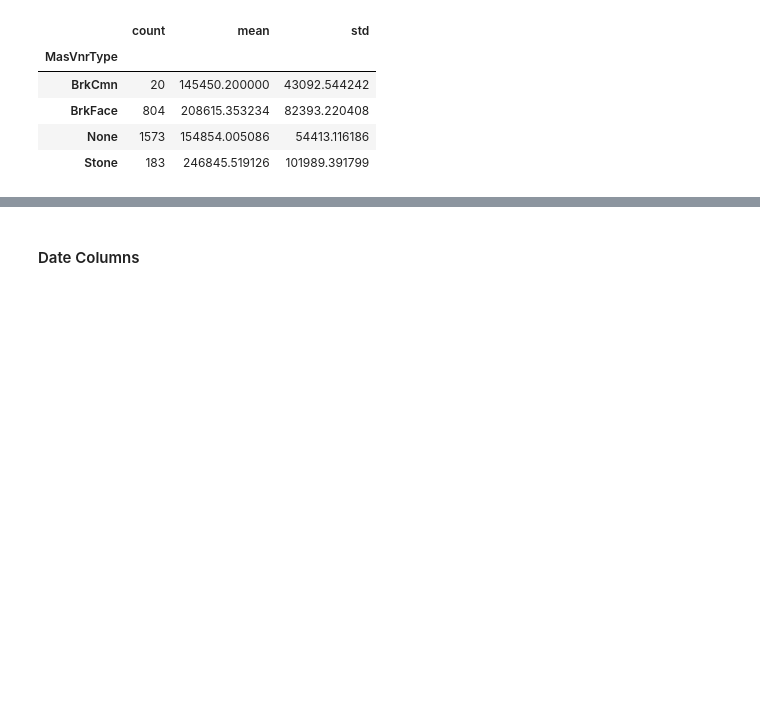
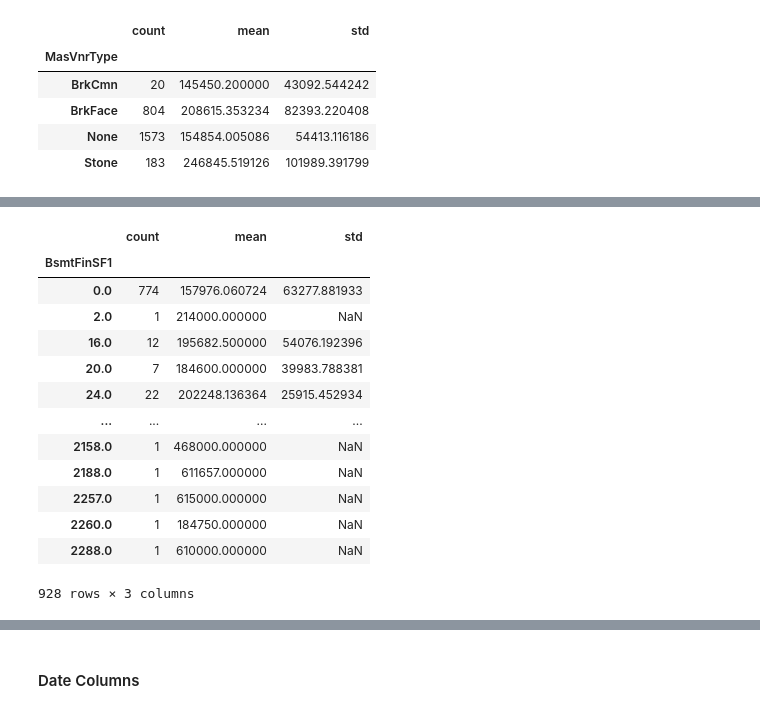
Before and after one commit to hzeig/ames-housing-predictions, a Jupyter notebook: HADAR/hadar project.ipynb, the cells around one changed output, grey strips where cells are left out. Saved outputs shown, nothing was run; the diff lists cells and outputs as text; code cells hidden in the pictures; blank space fills up the shorter version.

```diff
--- a/HADAR/hadar project.ipynb
+++ b/HADAR/hadar project.ipynb
@@ -258,5 +231,0 @@ housePrice['LotFrontage'] = Lot_Imputed[0]
-# %%
-housePrice['LotFrontage'] = Lot_Imputed[0]
-print(Lot_Imputed[0].isna().sum())
-print(housePrice['LotFrontage'].isna().sum())
-# type(Lot_Imputed[0])
@@ -411,6 +397,5 @@ housePrice.groupby('MasVnrType')['SalePrice'].agg(['count','mean','std'])
 | None | 1573 | 154854.005086 | 54413.116186 |
 | Stone | 183 | 246845.519126 | 101989.391799 |
 # %%
-# iterative imputer again, using area-related columns
 hp_dict['MasVnrArea']
-housePrice['MasVnrArea'].fillna(0)
+housePrice['MasVnrArea'].fillna(0, inplace=True)
@@ -445,13 +414,6 @@ GarageArea         1
 dtype: int64
 # %%
 hp_dict['BsmtHalfBath']
-housePrice.groupby('BsmtFullBath')['SalePrice'].agg(['count','mean','std'])
-housePrice[housePrice['BsmtFullBath'].isna()]
-
-bath_df = housePrice.filter(regex='Bath$')
-
-impute = IterativeImputer(max_iter=100)
-bath_trans = impute.fit_transform(bath_df)
-bath_trans = pd.DataFrame(bath_trans)
-housePrice.BsmtFullBath = bath_trans[0]
-housePrice.BsmtHalfBath = bath_trans[1]
+housePrice.BsmtHalfBath = housePrice.BsmtHalfBath.fillna('None')
+housePrice.groupby('BsmtHalfBath')['SalePrice'].agg(['count','mean','std'])
+# housePrice['BsmtHalfBath'].unique()
@@ -461,0 +427,5 @@ list(enumerate(bath_df))
+# %%
+hp_dict['BsmtFullBath']
+housePrice.BsmtFullBath = housePrice.BsmtHalfBath.fillna('None')
+housePrice.groupby('BsmtFullBath')['SalePrice'].agg(['count','mean','std'])
+# housePrice['BsmtHalfBath'].unique()
@@ -461,0 +439,19 @@ list(enumerate(bath_df))
+# %%
+hp_dict['BsmtFinSF1']
+housePrice.BsmtFinSF1 = housePrice.BsmtFinSF1.fillna(housePrice.BsmtFinSF1.mean())
+housePrice.groupby('BsmtFinSF1')['SalePrice'].agg(['count','mean','std'])
+# %% [output]
+|  | count | mean | std |
+| BsmtFinSF1 |  |  |  |
+| 0.0 | 774 | 157976.060724 | 63277.881933 |
+| 2.0 | 1 | 214000.000000 | NaN |
+| 16.0 | 12 | 195682.500000 | 54076.192396 |
+| 20.0 | 7 | 184600.000000 | 39983.788381 |
+| 24.0 | 22 | 202248.136364 | 25915.452934 |
+| ... | ... | ... | ... |
+| 2158.0 | 1 | 468000.000000 | NaN |
+| 2188.0 | 1 | 611657.000000 | NaN |
+| 2257.0 | 1 | 615000.000000 | NaN |
+| 2260.0 | 1 | 184750.000000 | NaN |
+| 2288.0 | 1 | 610000.000000 | NaN |
+928 rows × 3 columns
```
Also changed, not shown: parts of 25 cells of this notebook, 1 other file.
